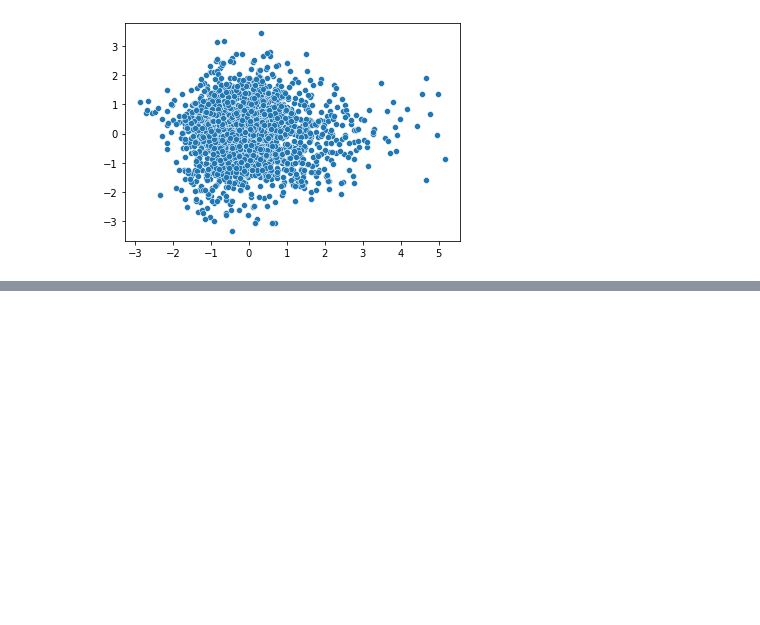
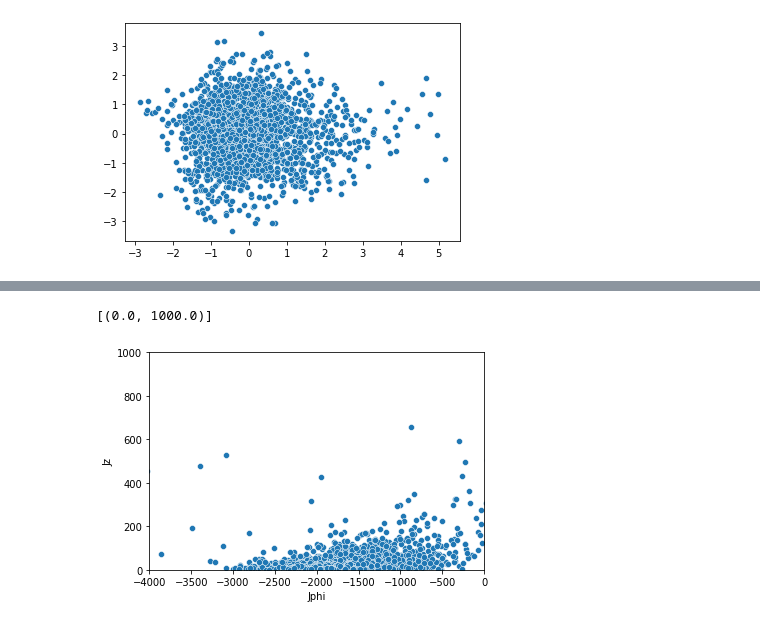
Before and after one commit to michaelyhuang23/Gaia3DR-explore, a Jupyter notebook: data_explore.ipynb, the cells around one changed output, grey strips where cells are left out. Cells and saved outputs as stored; diff of their text form; code cells hidden in the pictures; blank space fills up the shorter version.

```diff
--- a/data_explore.ipynb
+++ b/data_explore.ipynb
@@ -90,0 +113,9 @@ sns.scatterplot(x=pca_vals[:, 0], y=pca_vals[:, 1])
+# %%
+df_trim = pd.read_hdf('./data/gaia3dr_5M_10000.h5', key='star')
+# %%
+plot = sns.scatterplot(data=df_trim, x='Jphi', y='Jz')
+plot.set(xlim=(-4000,0))
+plot.set(ylim=(0,1000))
+# %% [output]
+[(0.0, 1000.0)]
+[figure, added]
```
Also changed, not shown: parts of 17 cells of this notebook, 6 other files.
